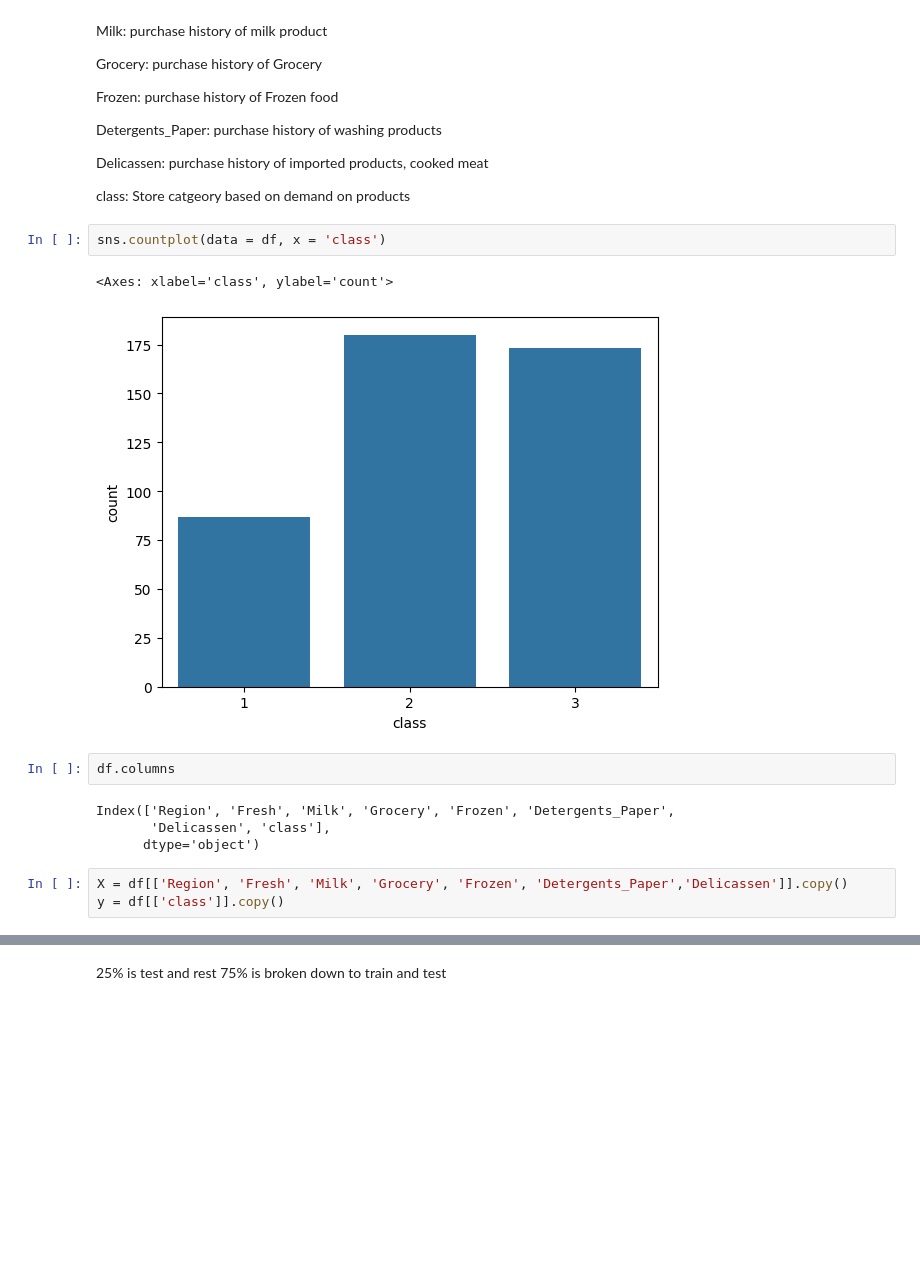
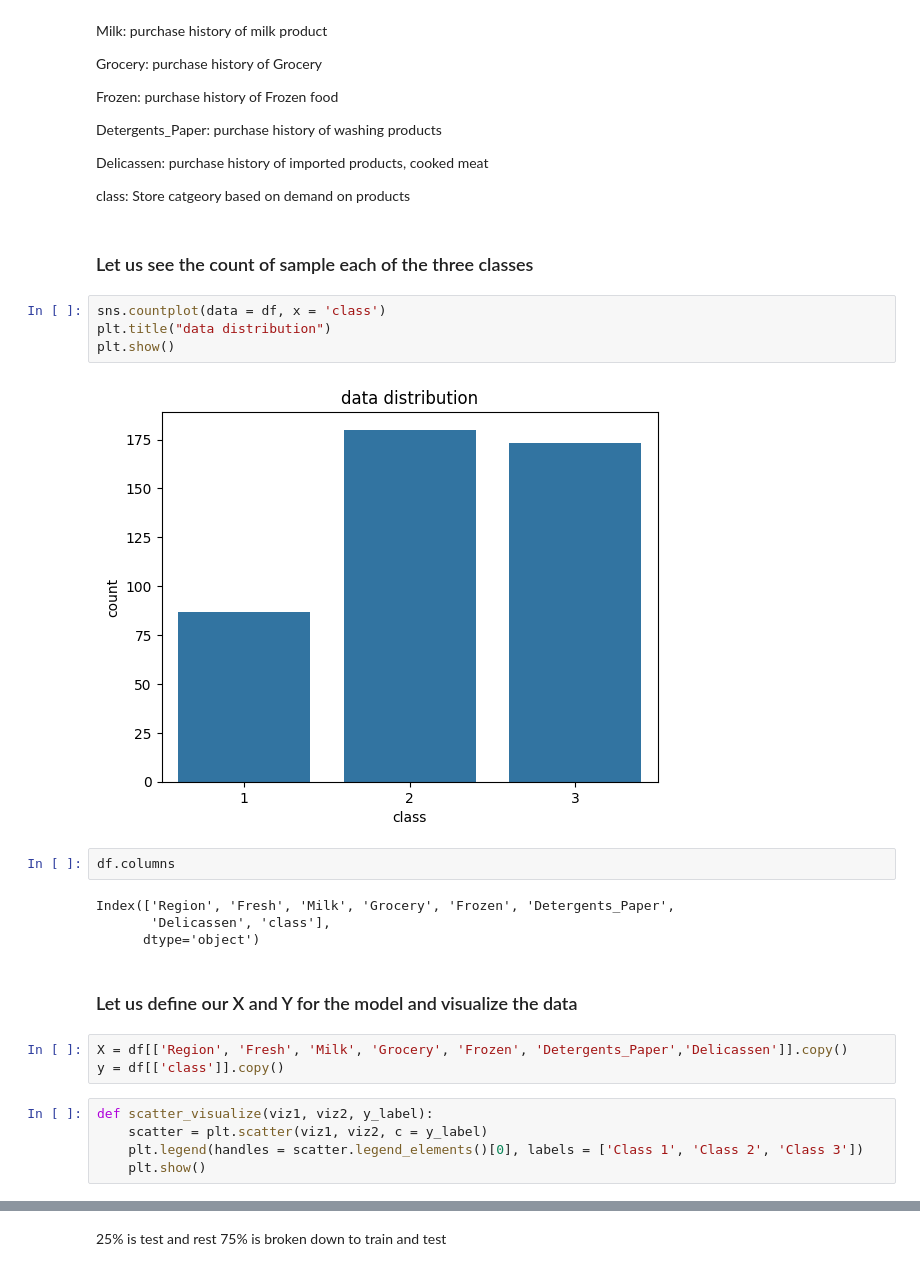
Before and after one commit to AntaraR12/Blinkit_DA, a Jupyter notebook: code.ipynb, the cells around one changed output, grey strips where cells are left out. Drawn from its saved outputs; the diff is of its cells as text; blank space fills up the shorter version.

```diff
--- a/code.ipynb
+++ b/code.ipynb
@@ -33,18 +33,28 @@ Detergents_Paper:	purchase history of washing products
 Delicassen:	        purchase history of imported products, cooked meat
 
 class:	            Store catgeory based on demand on products
+# %% [markdown]
+### Let us see the count of sample each of the three classes
 # %%
 sns.countplot(data = df, x = 'class')
+plt.title("data distribution")
+plt.show()
 # %% [output]
-<Axes: xlabel='class', ylabel='count'>
-[figure, old version]
+[figure, new version]
 # %%
 df.columns
 # %% [output]
 Index(['Region', 'Fresh', 'Milk', 'Grocery', 'Frozen', 'Detergents_Paper',
        'Delicassen', 'class'],
       dtype='object')
+# %% [markdown]
+### Let us define our X and Y for the model and visualize the data
 # %%
 X = df[['Region', 'Fresh', 'Milk', 'Grocery', 'Frozen', 'Detergents_Paper','Delicassen']].copy()
 y = df[['class']].copy()
+# %%
+def scatter_visualize(viz1, viz2, y_label):
+    scatter = plt.scatter(viz1, viz2, c = y_label)
+    plt.legend(handles = scatter.legend_elements()[0], labels = ['Class 1', 'Class 2', 'Class 3'])
+    plt.show()
 # %% [markdown]
```
Also changed, not shown: parts of 30 cells of this notebook.
